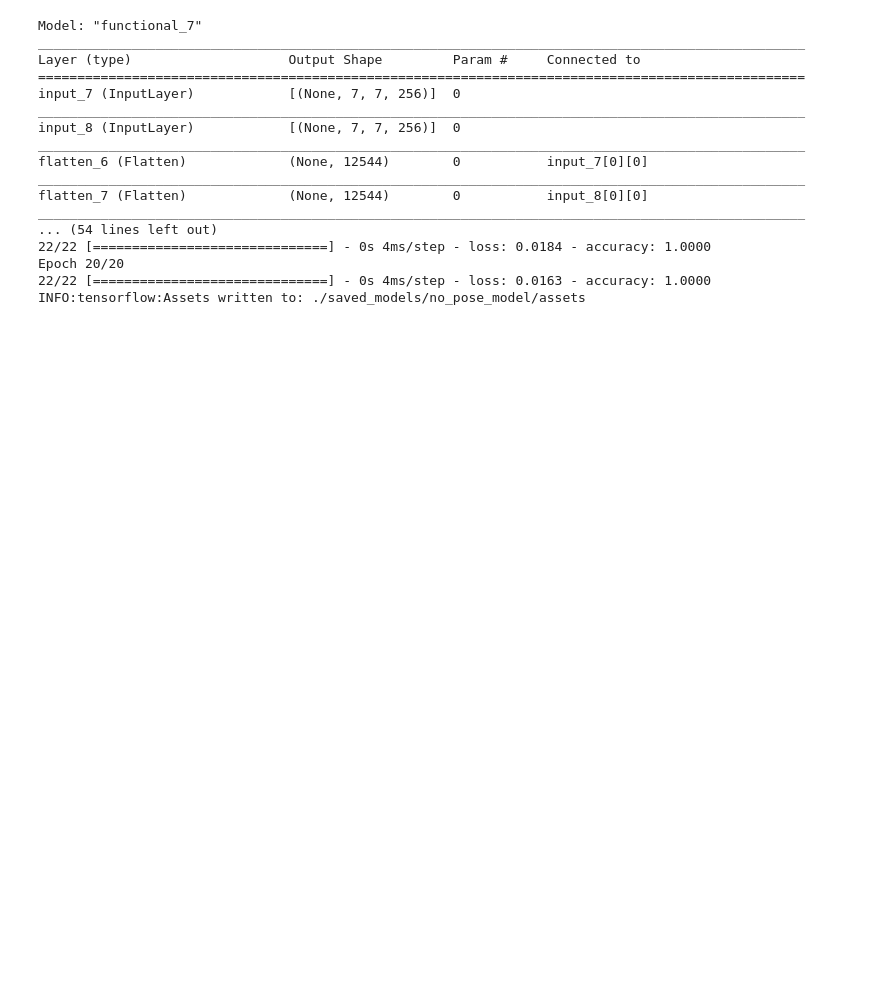
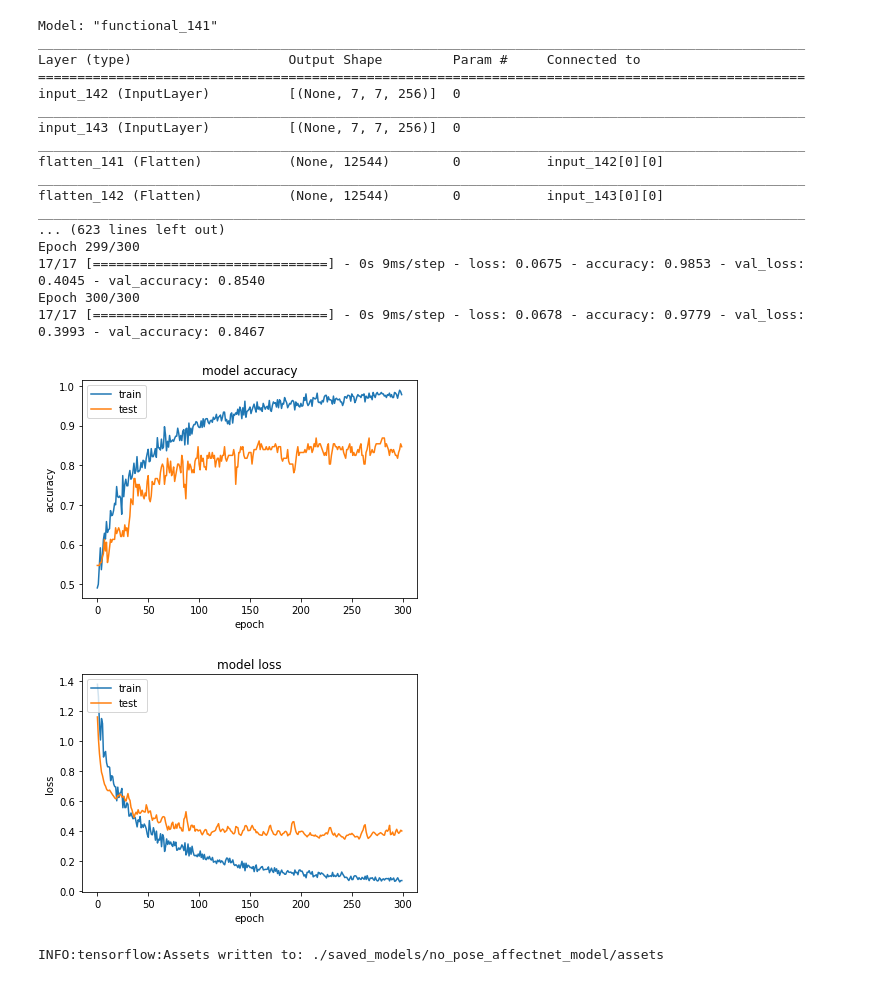
Before and after one commit to andthezhang/ProductivityTracker, a Jupyter notebook: backend/train.ipynb, the cells around one changed output. Cells and saved outputs as stored; diff of their text form; code cells hidden in the pictures; blank space fills up the shorter version.

Commit message:
Add updated model

```diff
--- a/backend/train.ipynb
+++ b/backend/train.ipynb
@@ -3,49 +3,87 @@ from tensorflow import keras
 import tensorflow as tf
 import numpy as np
 from keras.layers.normalization import BatchNormalization
+from sklearn.model_selection import train_test_split
+import matplotlib.pyplot as plt
 
 xs_face = np.load("saved_data/no_pose/xs_face_no_pose.npy")
 xs = np.load("saved_data/no_pose/xs_no_pose.npy")
 ys = np.load("saved_data/no_pose/ys_no_pose.npy")
 
+xs_face_train, xs_face_test, xs_train, xs_test, ys_train, ys_test  = train_test_split(xs_face, xs, ys, test_size=0.2, random_state=42)
 # Face.
 faceInput = keras.layers.Input(shape=(7,7,256,))
 flattenFace = keras.layers.Flatten()(faceInput)
-denseFace = keras.layers.Dense(64, activation='relu')(flattenFace)
+denseFace = keras.layers.Dense(128, activation='relu')(flattenFace)
 denseFace = BatchNormalization()(denseFace)
+denseFace = keras.layers.Dropout(0.5)(denseFace)
+
 
 # Pose.
 embedInput = keras.layers.Input(shape=(7,7,256,))
 flattenEmbed = keras.layers.Flatten()(embedInput)
-denseEmbed = keras.layers.Dense(64, activation='relu')(flattenEmbed)
+denseEmbed = keras.layers.Dense(128, activation='relu')(flattenEmbed)
 denseEmbed = BatchNormalization()(denseEmbed)
+denseEmbed = keras.layers.Dropout(0.5)(denseEmbed)
 
 
 # Concat feature and pass to output layer.
 merged = keras.layers.Concatenate(axis=1)([denseFace, denseEmbed])
+merged = keras.layers.Dense(32, activation='relu')(merged)
+merged = BatchNormalization()(merged)
+merged = keras.layers.Dropout(0.5)(merged)
+
 output = keras.layers.Dense(2, activation='softmax', use_bias=False)(merged)
 model = keras.models.Model(inputs=[faceInput, embedInput], outputs=output)
+
 model.compile(loss='categorical_crossentropy',
-              optimizer=keras.optimizers.Adam(learning_rate=0.0001),
+              optimizer=keras.optimizers.Adam(learning_rate=0.00001),
               metrics=['accuracy'])
 model.summary()
-model.fit([xs_face, xs], ys, batch_size=32, epochs=20)
-model.save("./saved_models/no_pose_model")
+history = model.fit(
+    [xs_face_train, xs_train],
+    ys_train,
+    batch_size=32,
+    epochs=300,
+    validation_data=([xs_face_test, xs_test], ys_test)
+)
+# summarize history for accuracy
+plt.plot(history.history['accuracy'])
+plt.plot(history.history['val_accuracy'])
+plt.title('model accuracy')
+plt.ylabel('accuracy')
+plt.xlabel('epoch')
+plt.legend(['train', 'test'], loc='upper left')
+plt.show()
+# summarize history for loss
+plt.plot(history.history['loss'])
+plt.plot(history.history['val_loss'])
+plt.title('model loss')
+plt.ylabel('loss')
+plt.xlabel('epoch')
+plt.legend(['train', 'test'], loc='upper left')
+plt.show()
 # %% [output]
-Model: "functional_7"
+Model: "functional_141"
 __________________________________________________________________________________________________
 Layer (type)                    Output Shape         Param #     Connected to
 ==================================================================================================
-input_7 (InputLayer)            [(None, 7, 7, 256)]  0
+input_142 (InputLayer)          [(None, 7, 7, 256)]  0
 __________________________________________________________________________________________________
-input_8 (InputLayer)            [(None, 7, 7, 256)]  0
+input_143 (InputLayer)          [(None, 7, 7, 256)]  0
 __________________________________________________________________________________________________
-flatten_6 (Flatten)             (None, 12544)        0           input_7[0][0]
+flatten_141 (Flatten)           (None, 12544)        0           input_142[0][0]
 __________________________________________________________________________________________________
-flatten_7 (Flatten)             (None, 12544)        0           input_8[0][0]
+flatten_142 (Flatten)           (None, 12544)        0           input_143[0][0]
 __________________________________________________________________________________________________
-... (54 lines left out)
-22/22 [==============================] - 0s 4ms/step - loss: 0.0184 - accuracy: 1.0000
-Epoch 20/20
-22/22 [==============================] - 0s 4ms/step - loss: 0.0163 - accuracy: 1.0000
-INFO:tensorflow:Assets written to: ./saved_models/no_pose_model/assets
+... (623 lines left out)
+Epoch 299/300
+17/17 [==============================] - 0s 9ms/step - loss: 0.0675 - accuracy: 0.9853 - val_loss: 0.4045 - val_accuracy: 0.8540
+Epoch 300/300
+17/17 [==============================] - 0s 9ms/step - loss: 0.0678 - accuracy: 0.9779 - val_loss: 0.3993 - val_accuracy: 0.8467
+[figure, added]
+[figure, added]
+# %%
+model.save("./saved_models/no_pose_affectnet_model")
+# %% [output]
+INFO:tensorflow:Assets written to: ./saved_models/no_pose_affectnet_model/assets
```
Also changed, not shown: 12 other files.
